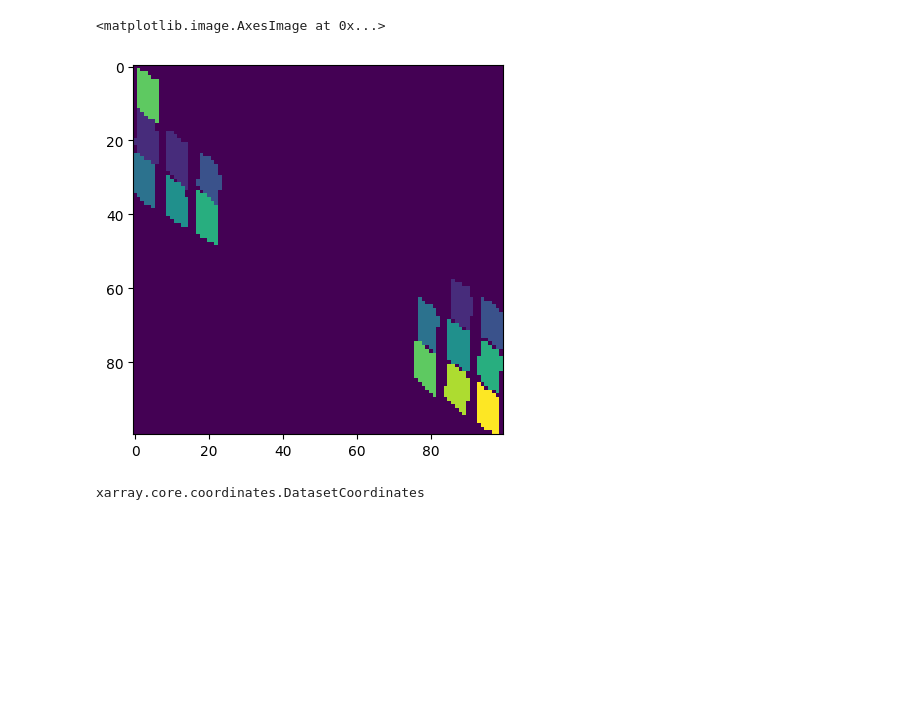
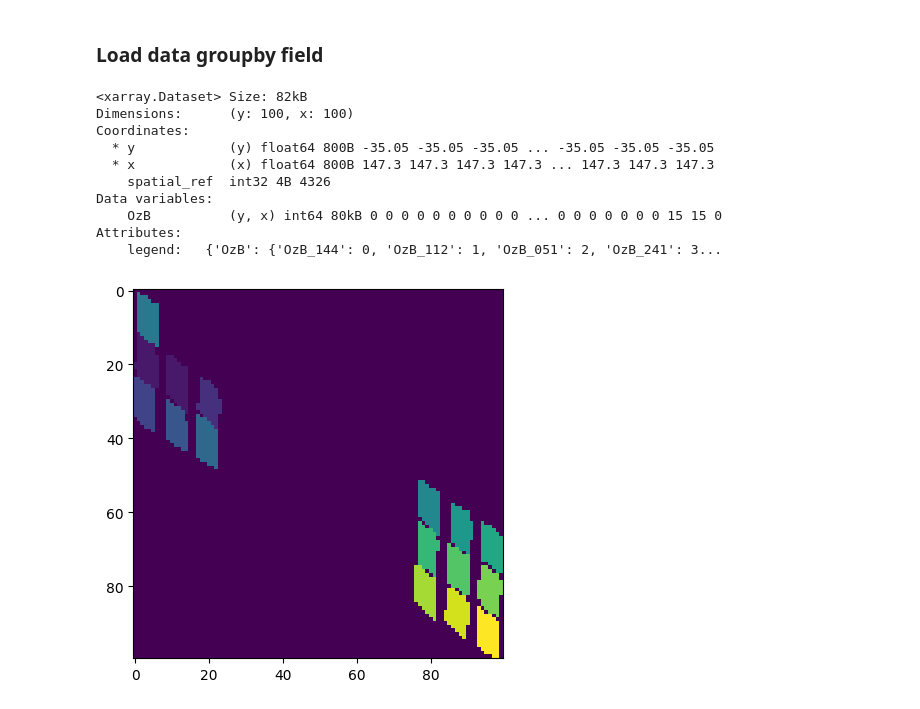
Before and after one commit to aus-plant-phenomics-network/mccn-engine, a Jupyter notebook: vector_load_demo.ipynb, the cells around one changed output. Saved outputs shown, nothing was run; the diff lists cells and outputs as text; code cells hidden in the pictures; blank space fills up the shorter version.

Commit message:
feat: add vector load demo

```diff
--- a/vector_load_demo.ipynb
+++ b/vector_load_demo.ipynb
@@ -278,9 +74,21 @@ Data variables:
+# %% [markdown]
+### Load data groupby field
+# %%
+feature_ds = stac_load_vector([area1, area2], gbox, "field", ["OzB"])
+feature_ds
+# %% [output]
+<xarray.Dataset> Size: 82kB
+Dimensions:      (y: 100, x: 100)
+Coordinates:
+  * y            (y) float64 800B -35.05 -35.05 -35.05 ... -35.05 -35.05 -35.05
+  * x            (x) float64 800B 147.3 147.3 147.3 147.3 ... 147.3 147.3 147.3
+    spatial_ref  int32 4B 4326
+Data variables:
+    OzB          (y, x) int64 80kB 0 0 0 0 0 0 0 0 0 0 ... 0 0 0 0 0 0 0 15 15 0
+Attributes:
+    legend:   {'OzB': {'OzB_144': 0, 'OzB_112': 1, 'OzB_051': 2, 'OzB_241': 3...
 # %%
-plt.imshow(vds["OzB"].values)
+plt.imshow(feature_ds["OzB"])
+plt.show()
 # %% [output]
-<matplotlib.image.AxesImage at 0x...>
-[figure, old version]
+[figure, new version]
-# %%
-type(vds.coords)
-# %% [output]
-xarray.core.coordinates.DatasetCoordinates
```
Also changed, not shown: parts of 23 cells of this notebook.
